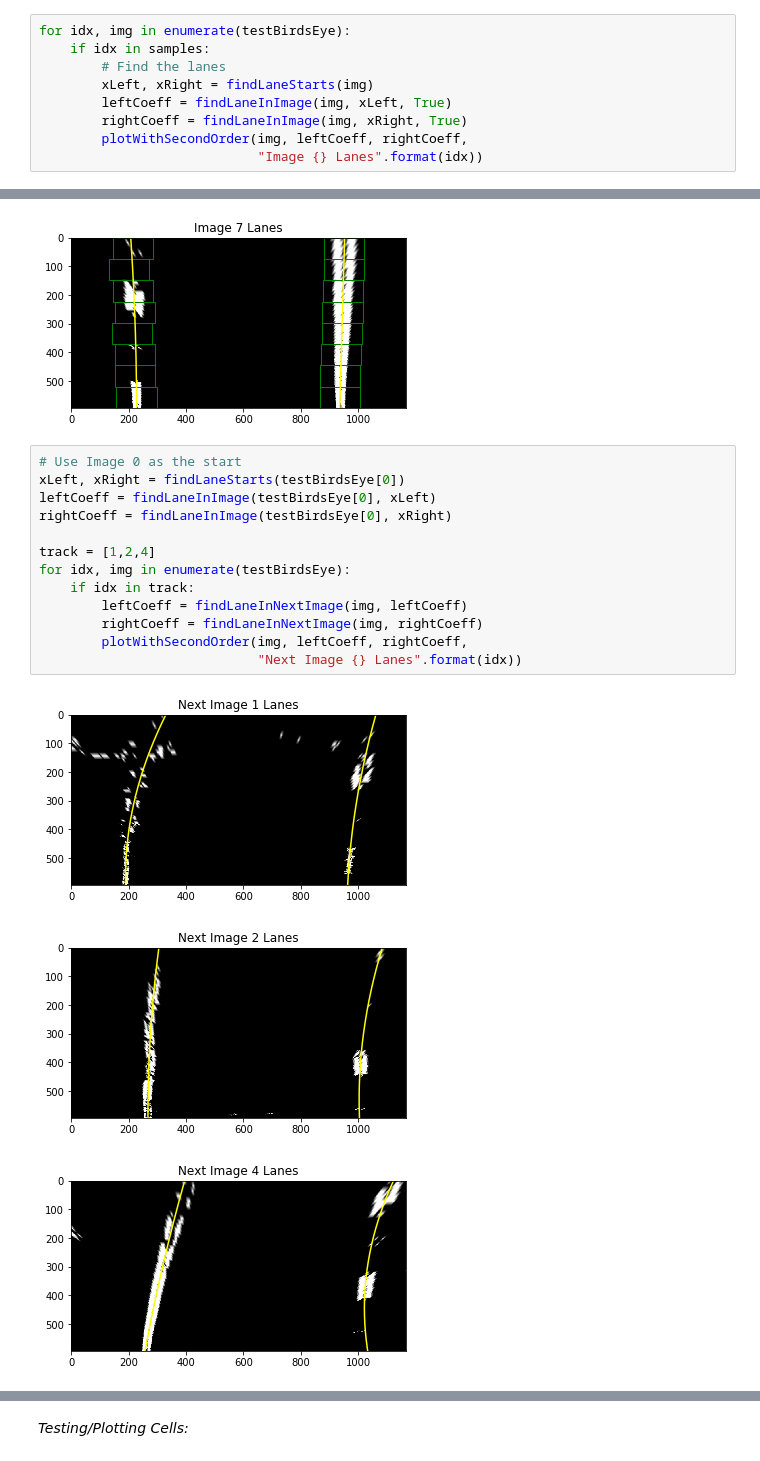
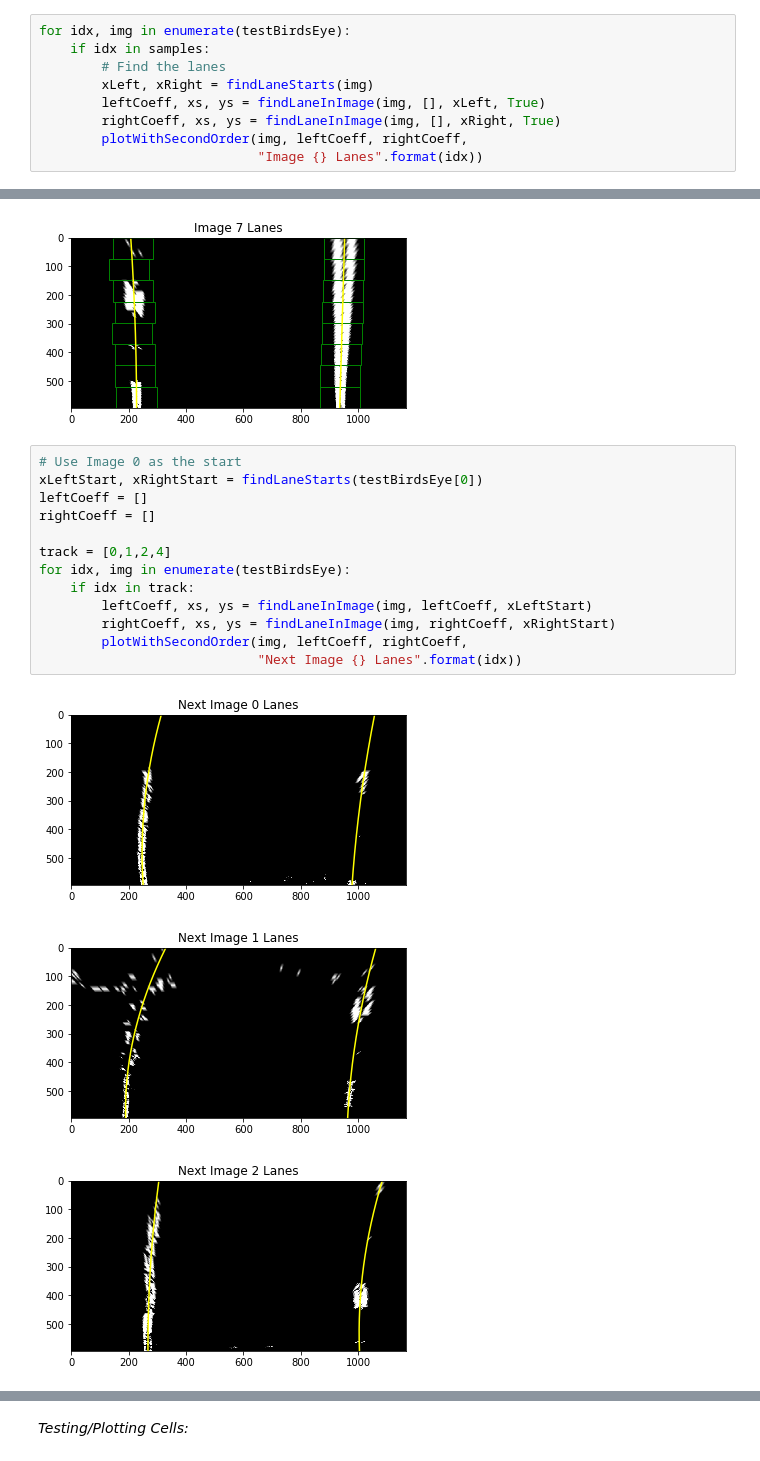
Before and after one commit to Merberg/CarND-Advanced-Lane-Lines, a Jupyter notebook: AdvancedLaneFinding.ipynb, the cells around one changed output, grey strips where cells are left out. Cells and saved outputs as stored; diff of their text form.

Commit message:
added LaneLine class

```diff
--- a/AdvancedLaneFinding.ipynb
+++ b/AdvancedLaneFinding.ipynb
@@ -448,8 +454,8 @@ for idx, img in enumerate(testBirdsEye):
     if idx in samples:
         # Find the lanes
         xLeft, xRight = findLaneStarts(img)
-        leftCoeff = findLaneInImage(img, xLeft, True)
-        rightCoeff = findLaneInImage(img, xRight, True)
+        leftCoeff, xs, ys = findLaneInImage(img, [], xLeft, True)
+        rightCoeff, xs, ys = findLaneInImage(img, [], xRight, True)
         plotWithSecondOrder(img, leftCoeff, rightCoeff,
                             "Image {} Lanes".format(idx))
 # %% [output]
@@ -458,18 +464,18 @@ for idx, img in enumerate(testBirdsEye):
 [figure]
 # %%
 # Use Image 0 as the start
-xLeft, xRight = findLaneStarts(testBirdsEye[0])
-leftCoeff = findLaneInImage(testBirdsEye[0], xLeft)
-rightCoeff = findLaneInImage(testBirdsEye[0], xRight)
+xLeftStart, xRightStart = findLaneStarts(testBirdsEye[0])
+leftCoeff = []
+rightCoeff = []
 
-track = [1,2,4]
+track = [0,1,2,4]
 for idx, img in enumerate(testBirdsEye):
     if idx in track:
-        leftCoeff = findLaneInNextImage(img, leftCoeff)
-        rightCoeff = findLaneInNextImage(img, rightCoeff)
+        leftCoeff, xs, ys = findLaneInImage(img, leftCoeff, xLeftStart)
+        rightCoeff, xs, ys = findLaneInImage(img, rightCoeff, xRightStart)
         plotWithSecondOrder(img, leftCoeff, rightCoeff,
                             "Next Image {} Lanes".format(idx))
 # %% [output]
-[figure, old version]
+[figure, new version]
-[figure, old version]
+[figure, new version]
-[figure, old version]
+[figure, new version]
```
Also changed, not shown: parts of 14 cells of this notebook.
